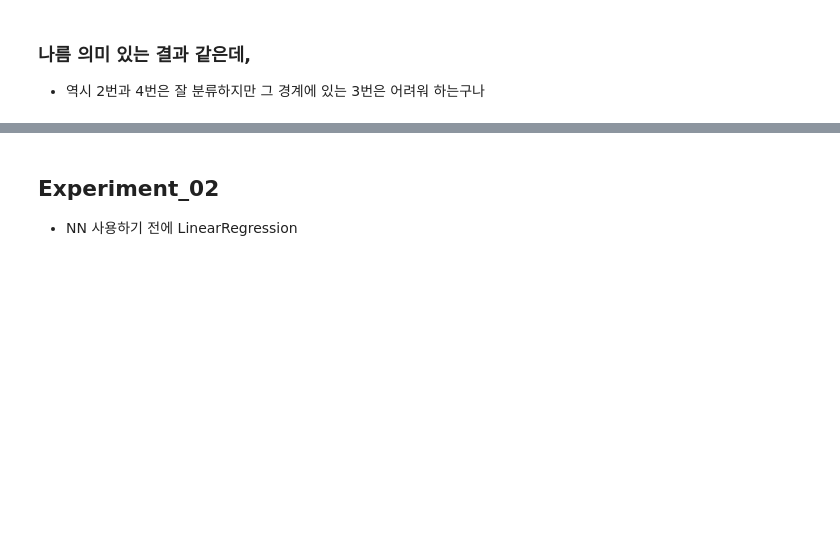
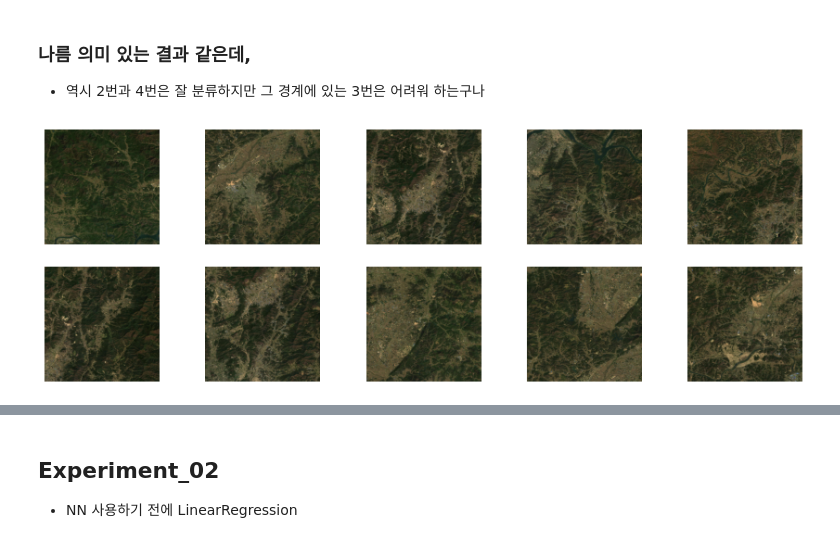
Before and after one commit to February24-Lee/PyTorch-VAE, a Jupyter notebook: _Analysis_SimCLR_RGB_latent_vector_analysis_with_windspeed_more.ipynb, the cells around one changed output, grey strips where cells are left out. Cells and saved outputs as stored; diff of their text form; code cells hidden in the pictures; blank space fills up the shorter version.

```diff
--- a/_Analysis_SimCLR_RGB_latent_vector_analysis_with_windspeed_more.ipynb
+++ b/_Analysis_SimCLR_RGB_latent_vector_analysis_with_windspeed_more.ipynb
@@ -178,3 +178,22 @@ plt.show()
 # %% [markdown]
 ### 나름 의미 있는 결과 같은데,
 * 역시 2번과 4번은 잘 분류하지만 그 경계에 있는 3번은 어려워 하는구나
+# %%
+# 휴리스틱하게 2번이라 분류했지만 기계가 1번이라고 답한거 둘러보자
+
+select_inex = np.array(list(windspeed_dataset))[np.ravel((select_label == 3) & (kmeans_label==2))]
+# %%
+Sample_num = 10
+row_num = 2
+col_num = 5
+
+fig_path = '../../Share_Data/satellite/jpg_rgb_d10/_jpg_rgb_d10/{}.jpg'
+
+plt.figure(figsize=(15,5))
+for index, img_name in enumerate(select_inex[:Sample_num]):
+    plt.subplot(row_num, col_num, index+1)
+    plt.imshow(Image.open(fig_path.format(img_name)))
+    plt.axis('off')
+plt.show()
+# %% [output]
+[figure, added]
```
Also changed, not shown: parts of 14 cells of this notebook, 5 other files.
